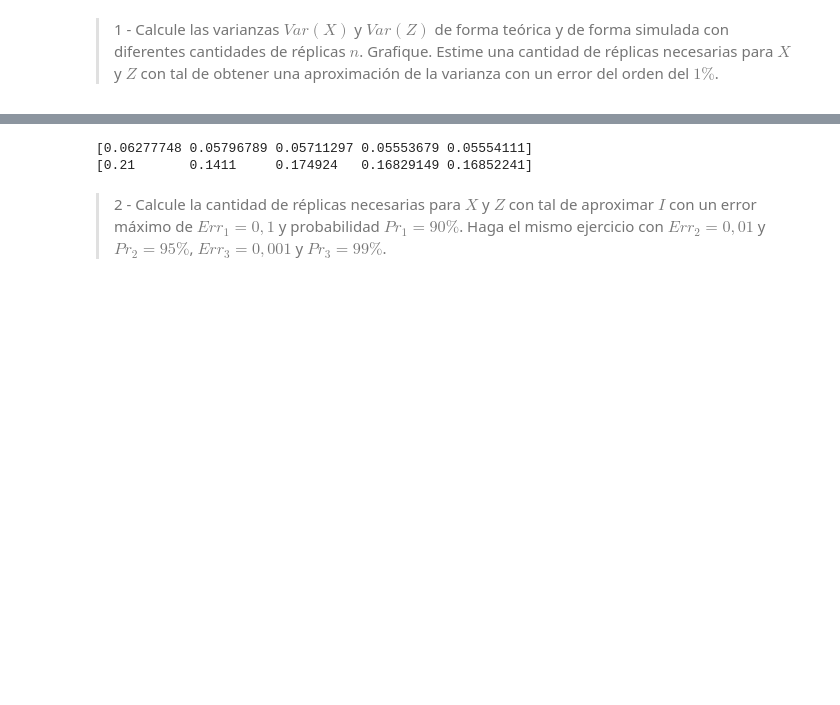
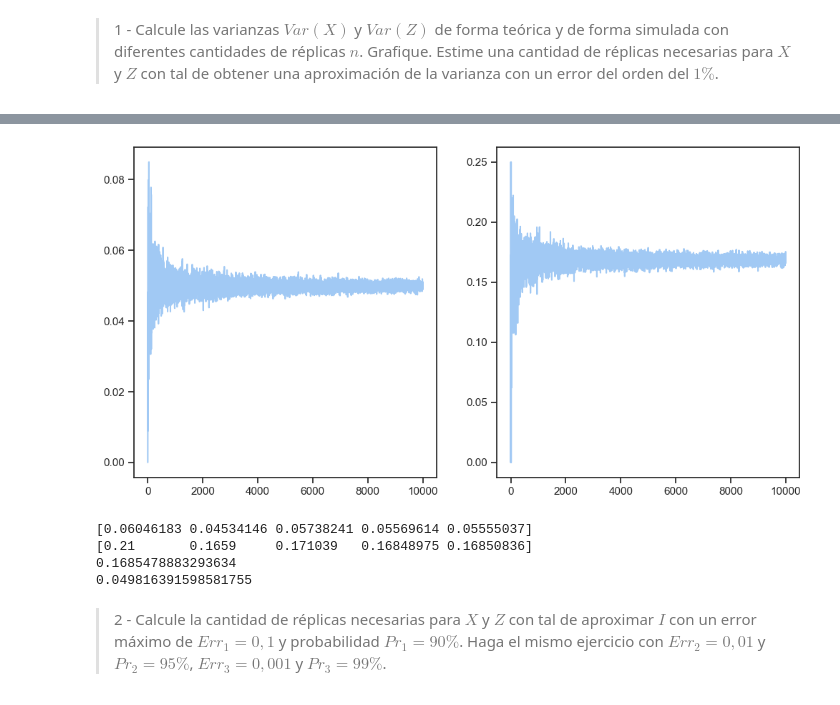
Before and after one commit to Miguel-Escobar/Sim-Estocastica, a Jupyter notebook: Lab 1/lab1.ipynb, the cells around one changed output, grey strips where cells are left out. Saved outputs shown, nothing was run; the diff lists cells and outputs as text; code cells hidden in the pictures; blank space fills up the shorter version.

```diff
--- a/Lab 1/lab1.ipynb
+++ b/Lab 1/lab1.ipynb
@@ -139,3 +231,21 @@ se considerarán dos métodos de Monte Carlo para calcular numéricamente $I$:
+# %%
+N = 10000
+varsX = np.zeros(N)
+varsZ = np.zeros(N)
+for k in range(N):
+    varX = varianzaX(k)
+    varZ = varianzaZ(k)
+    varsX[k] = varX
+    varsZ[k] = varZ
+
+fig, ax = plt.subplots(1,2,figsize=(12,6))
+
+sns.lineplot(data=varsX, ax=ax[0])
+sns.lineplot(data=varsZ, ax=ax[1])
+
+plt.show()
+# %% [output]
+[figure, added]
 # %%
 def indicatrix(x, a, b):
     return (x <= b)*(x >= a)
@@ -160,9 +270,13 @@ zvars = np.array(zvars)
 
 print(xvars)
 print(zvars)
+print(np.pi/4 - np.pi**2 /16)
+print(2/3 - np.pi**2 /16)
 # %% [output]
-[0.06277748 0.05796789 0.05711297 0.05553679 0.05554111]
-[0.21       0.1411     0.174924   0.16829149 0.16852241]
+[0.06046183 0.04534146 0.05738241 0.05569614 0.05555037]
+[0.21       0.1659     0.171039   0.16848975 0.16850836]
+0.1685478883293634
+0.049816391598581755
 # %% [markdown]
 > 2 - Calcule la cantidad de réplicas necesarias para $X$ y $Z$ con tal de aproximar $I$ con un error máximo de $Err_1 = 0,1$ y probabilidad $Pr_1 = 90 \%$. Haga el mismo ejercicio con $Err_2 = 0,01$ y $Pr_2 = 95 \%$, $Err_3 = 0,001$ y $Pr_3 = 99 \%$.
 # %%
```
Also changed, not shown: parts of 3 cells of this notebook.
